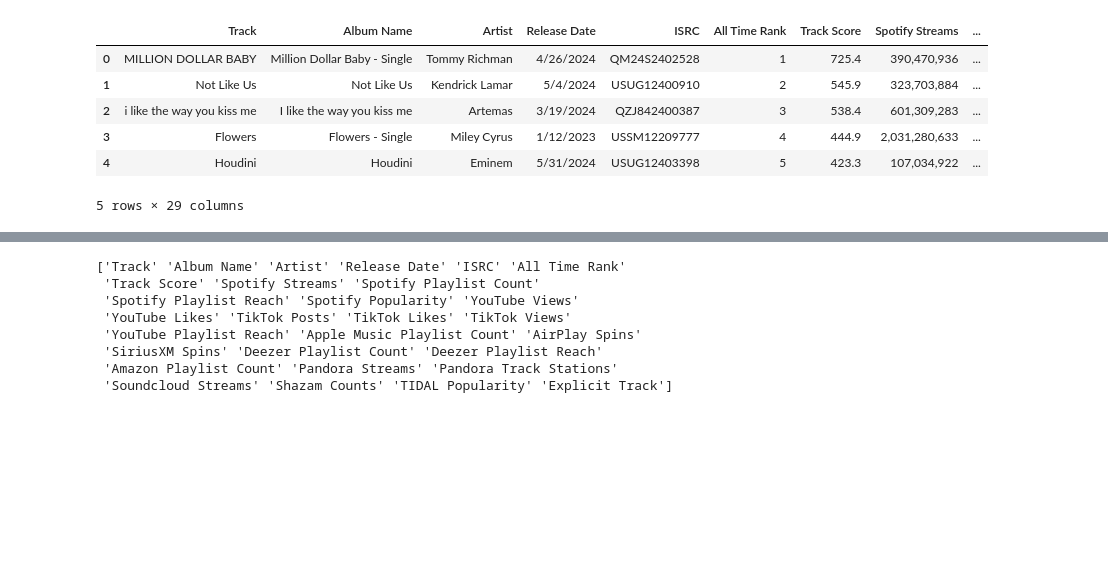
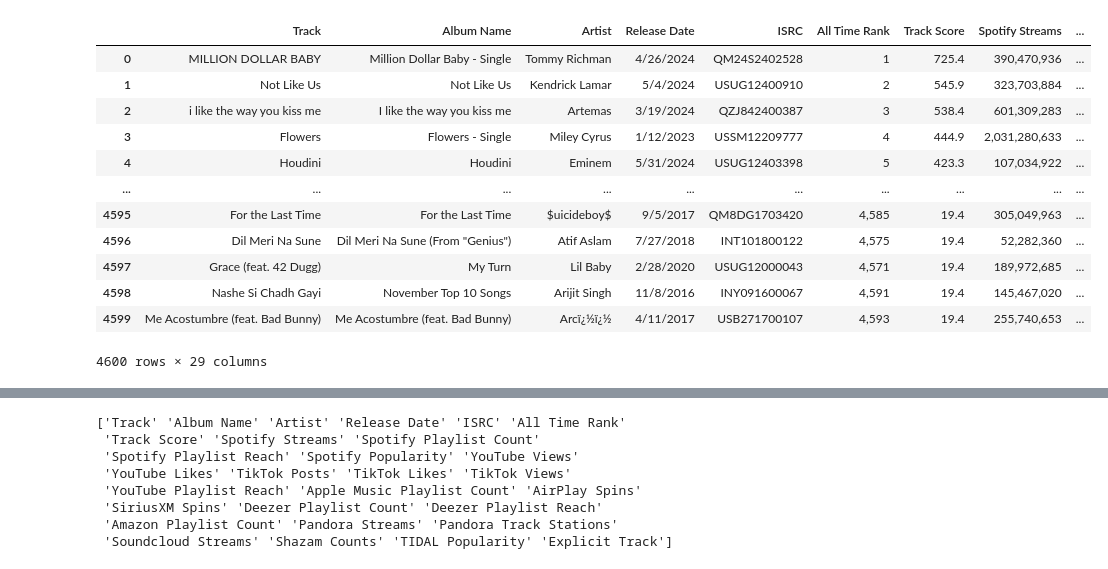
Before and after one commit to FloBeep/Project_1_Business_Owners, a Jupyter notebook: 2024 Most Streamed Songs Analysis.ipynb, the cells around one changed output, grey strips where cells are left out. Saved outputs shown, nothing was run; the diff lists cells and outputs as text; code cells hidden in the pictures; blank space fills up the shorter version.

```diff
--- a/2024 Most Streamed Songs Analysis.ipynb
+++ b/2024 Most Streamed Songs Analysis.ipynb
@@ -3,12 +3,18 @@ import pandas as pd
 from pathlib import Path
 # %%
 song_data = pd.read_csv("Data/Most_Streamed_Spotify_Songs_2024.csv", encoding = 'unicode_escape')
-song_data.head()
+song_data
 # %% [output]
 |  | Track | Album Name | Artist | Release Date | ISRC | All Time Rank | Track Score | Spotify Streams | ... |
 | 0 | MILLION DOLLAR BABY | Million Dollar Baby - Single | Tommy Richman | 4/26/2024 | QM24S2402528 | 1 | 725.4 | 390,470,936 | ... |
 | 1 | Not Like Us | Not Like Us | Kendrick Lamar | 5/4/2024 | USUG12400910 | 2 | 545.9 | 323,703,884 | ... |
 | 2 | i like the way you kiss me | I like the way you kiss me | Artemas | 3/19/2024 | QZJ842400387 | 3 | 538.4 | 601,309,283 | ... |
 | 3 | Flowers | Flowers - Single | Miley Cyrus | 1/12/2023 | USSM12209777 | 4 | 444.9 | 2,031,280,633 | ... |
 | 4 | Houdini | Houdini | Eminem | 5/31/2024 | USUG12403398 | 5 | 423.3 | 107,034,922 | ... |
+| ... | ... | ... | ... | ... | ... | ... | ... | ... | ... |
+| 4595 | For the Last Time | For the Last Time | $uicideboy$ | 9/5/2017 | QM8DG1703420 | 4,585 | 19.4 | 305,049,963 | ... |
+| 4596 | Dil Meri Na Sune | Dil Meri Na Sune (From "Genius") | Atif Aslam | 7/27/2018 | INT101800122 | 4,575 | 19.4 | 52,282,360 | ... |
+| 4597 | Grace (feat. 42 Dugg) | My Turn | Lil Baby | 2/28/2020 | USUG12000043 | 4,571 | 19.4 | 189,972,685 | ... |
+| 4598 | Nashe Si Chadh Gayi | November Top 10 Songs | Arijit Singh | 11/8/2016 | INY091600067 | 4,591 | 19.4 | 145,467,020 | ... |
+| 4599 | Me Acostumbre (feat. Bad Bunny) | Me Acostumbre (feat. Bad Bunny) | Arcï¿½ï¿½ | 4/11/2017 | USB271700107 | 4,593 | 19.4 | 255,740,653 | ... |
-5 rows × 29 columns
+4600 rows × 29 columns
```
Also changed, not shown: parts of 2 cells of this notebook.
